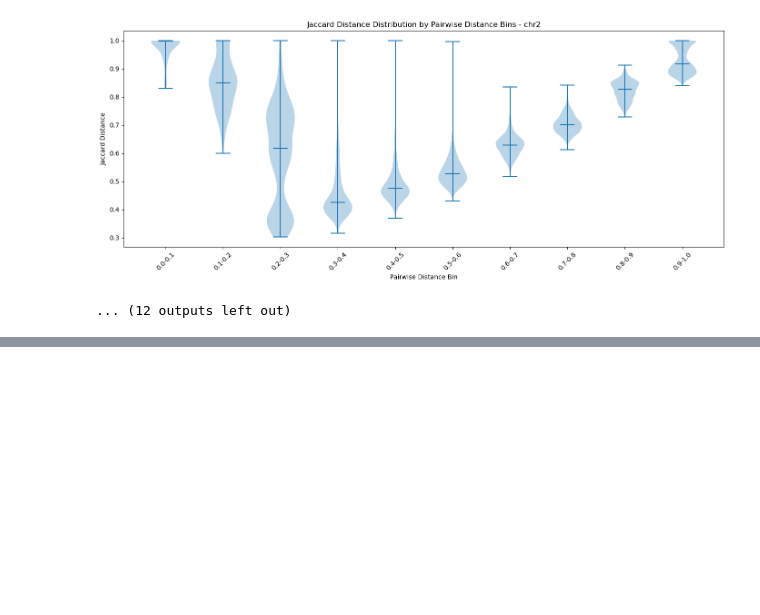
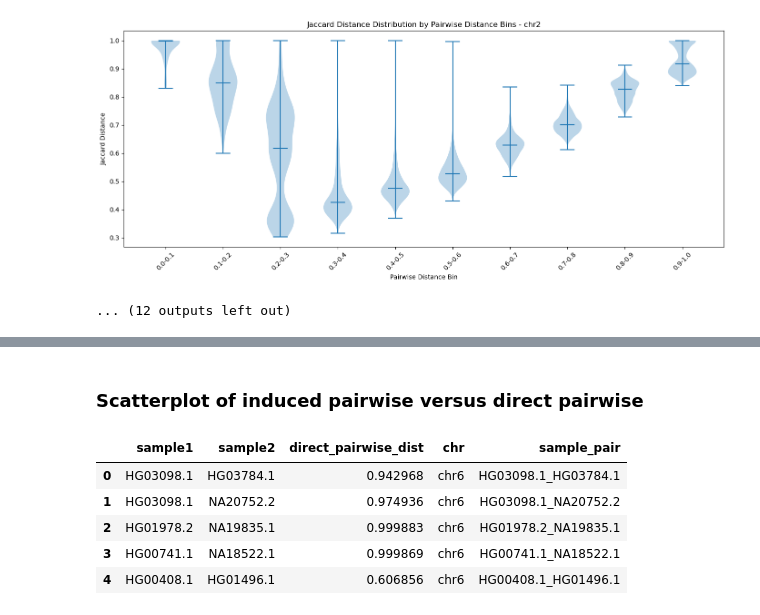
Before and after one commit to miramastoras/centrolign_analysis, a Jupyter notebook: analysis_notes/release2_QC_v2/notebooks/pairwise_consistency.ipynb, the cells around one changed output, grey strips where cells are left out. Drawn from its saved outputs; the diff is of its cells as text; code cells hidden in the pictures; blank space fills up the shorter version.

```diff
--- a/analysis_notes/release2_QC_v2/notebooks/pairwise_consistency.ipynb
+++ b/analysis_notes/release2_QC_v2/notebooks/pairwise_consistency.ipynb
@@ -274,0 +451,40 @@ for chrom in sorted(df["chr"].unique()):
+# %% [markdown]
+### Scatterplot of induced pairwise versus direct pairwise
+# %%
+# Read in direct pairwise dist values
+
+# Directory containing CSV files
+pairwise_dist_dir = "/private/groups/patenlab/mira/centrolign/batch_submissions/centrolign/release2_QC_v2/all_pairs/distance_matrices/"  # this should be a folder path
+
+# Collect all matching files
+files = glob.glob(os.path.join(pairwise_dist_dir, "*_r2_QC_v2_centrolign_pairwise_distance.csv"))
+
+all_dfs = []
+
+for f in files:
+    # Extract chr from filename
+    # e.g. filename: "chr3_r2_QC_v2_centrolign_pairwise_distance.csv"
+    basename = os.path.basename(f)
+    chr_val = basename.split("_")[0]   # 'chr3'
+
+    # Read CSV
+    df = pd.read_csv(f, header=None,names=["sample1", "sample2", "direct_pairwise_dist","chr"])
+    df["chr"] = chr_val
+    all_dfs.append(df)
+
+# Combine into one dataframe
+all_pairs_dist_df = pd.concat(all_dfs, ignore_index=True)
+
+all_pairs_dist_df["sample_pair"] = (
+    all_pairs_dist_df[["sample1", "sample2"]]
+    .apply(lambda x: "_".join(sorted(x)), axis=1)
+)
+
+all_pairs_dist_df.head()
+# %% [output]
+|  | sample1 | sample2 | direct_pairwise_dist | chr | sample_pair |
+| 0 | HG03098.1 | HG03784.1 | 0.942968 | chr6 | HG03098.1_HG03784.1 |
+| 1 | HG03098.1 | NA20752.2 | 0.974936 | chr6 | HG03098.1_NA20752.2 |
+| 2 | HG01978.2 | NA19835.1 | 0.999883 | chr6 | HG01978.2_NA19835.1 |
+| 3 | HG00741.1 | NA18522.1 | 0.999869 | chr6 | HG00741.1_NA18522.1 |
+| 4 | HG00408.1 | HG01496.1 | 0.606856 | chr6 | HG00408.1_HG01496.1 |
```
Also changed, not shown: parts of 7 cells of this notebook, 8 other files.
